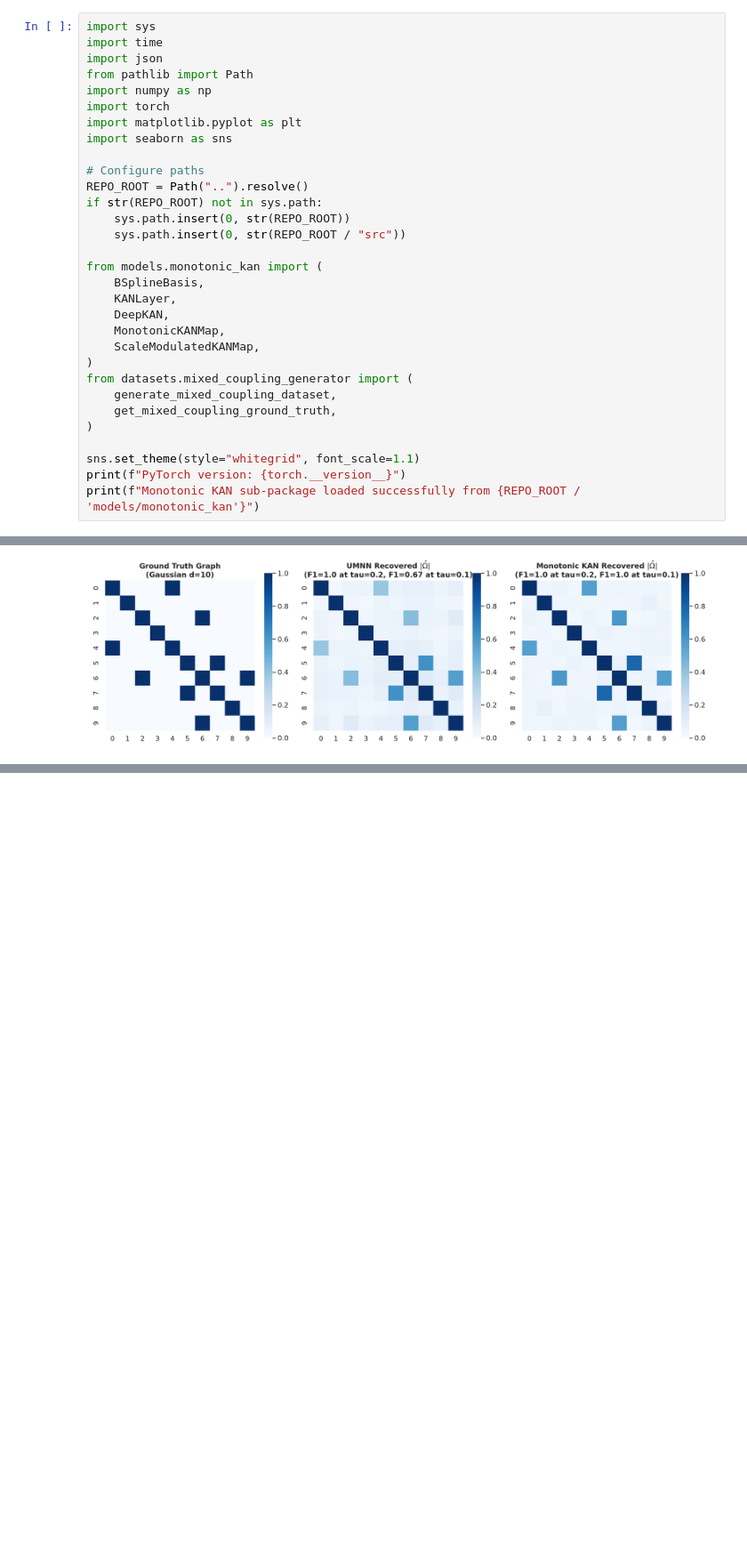
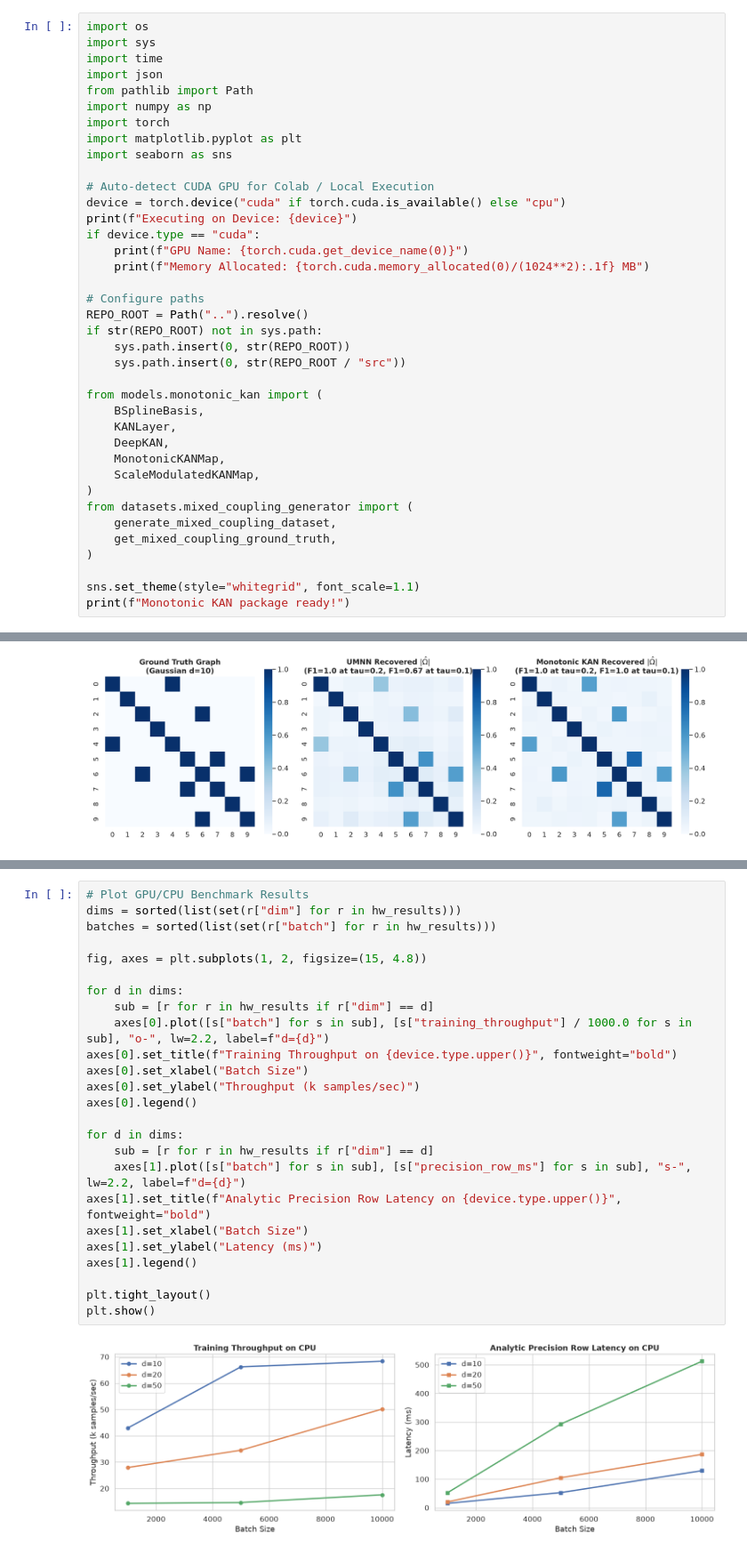
Before and after one commit to StefanoFochesatto/lsing_sw, a Jupyter notebook: notebooks/kan_transport_guide.ipynb, the cells around one changed output, grey strips where cells are left out. Shown at 89% size. Saved outputs shown, nothing was run; the diff lists cells and outputs as text; blank space fills up the shorter version.

```diff
--- a/notebooks/kan_transport_guide.ipynb
+++ b/notebooks/kan_transport_guide.ipynb
@@ -23,6 +24,7 @@ $$\hat{\Omega}_{jk} = \mathbb{E}_{\pi}\big[ T_{jk}(X) \big] = \mathbb{E}_{\pi}\l
 - **Proven Strict Monotonicity:** Enforced by cumulative softplus control point parameterization and certified active backbone paths ($D_{\mathcal{P}^*}(x) > 0$).
 - **Scale-Modulation (SM-KAN):** Eliminates the *Additive Polarization Dilemma* for multiplicative dependencies ($X_2 = W \cdot X_1$) and satisfies the **Hessian Cancellation Theorem** (Theorem 5.3).
 # %%
+import os
 import sys
 import time
 import json
@@ -31,6 +33,13 @@ import numpy as np
 import torch
 import matplotlib.pyplot as plt
 import seaborn as sns
+
+# Auto-detect CUDA GPU for Colab / Local Execution
+device = torch.device("cuda" if torch.cuda.is_available() else "cpu")
+print(f"Executing on Device: {device}")
+if device.type == "cuda":
+    print(f"GPU Name: {torch.cuda.get_device_name(0)}")
+    print(f"Memory Allocated: {torch.cuda.memory_allocated(0)/(1024**2):.1f} MB")
 
 # Configure paths
 REPO_ROOT = Path("..").resolve()
@@ -51,6 +60,5 @@ from datasets.mixed_coupling_generator import (
 )
 
 sns.set_theme(style="whitegrid", font_scale=1.1)
-print(f"PyTorch version: {torch.__version__}")
-print(f"Monotonic KAN sub-package loaded successfully from {REPO_ROOT / 'models/monotonic_kan'}")
+print(f"Monotonic KAN package ready!")
 # %% [output]
@@ -324,0 +412,27 @@ For full mathematical proofs, see `theory/kan_transport.tex` and `theory/kan_tra
+# %%
+# Plot GPU/CPU Benchmark Results
+dims = sorted(list(set(r["dim"] for r in hw_results)))
+batches = sorted(list(set(r["batch"] for r in hw_results)))
+
+fig, axes = plt.subplots(1, 2, figsize=(15, 4.8))
+
+for d in dims:
+    sub = [r for r in hw_results if r["dim"] == d]
+    axes[0].plot([s["batch"] for s in sub], [s["training_throughput"] / 1000.0 for s in sub], "o-", lw=2.2, label=f"d={d}")
+axes[0].set_title(f"Training Throughput on {device.type.upper()}", fontweight="bold")
+axes[0].set_xlabel("Batch Size")
+axes[0].set_ylabel("Throughput (k samples/sec)")
+axes[0].legend()
+
+for d in dims:
+    sub = [r for r in hw_results if r["dim"] == d]
+    axes[1].plot([s["batch"] for s in sub], [s["precision_row_ms"] for s in sub], "s-", lw=2.2, label=f"d={d}")
+axes[1].set_title(f"Analytic Precision Row Latency on {device.type.upper()}", fontweight="bold")
+axes[1].set_xlabel("Batch Size")
+axes[1].set_ylabel("Latency (ms)")
+axes[1].legend()
+
+plt.tight_layout()
+plt.show()
+# %% [output]
+[figure, added]
```
Also changed, not shown: parts of 22 cells of this notebook, 6 other files.
